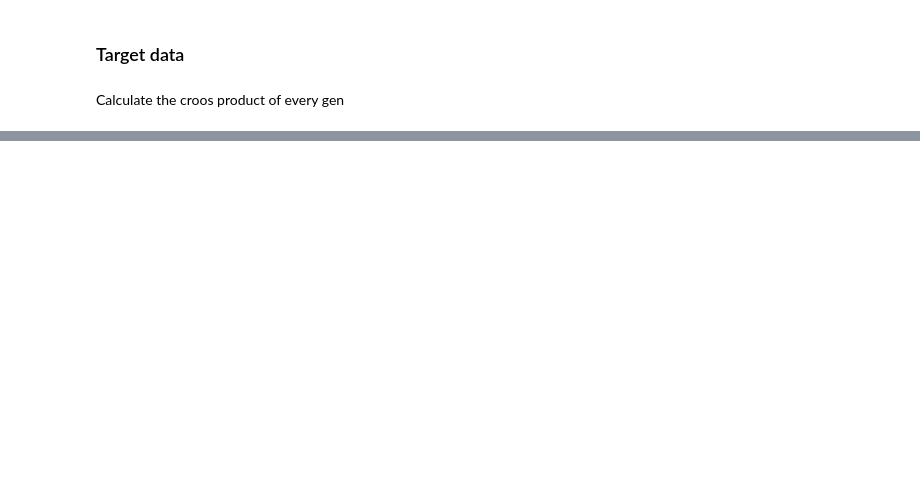
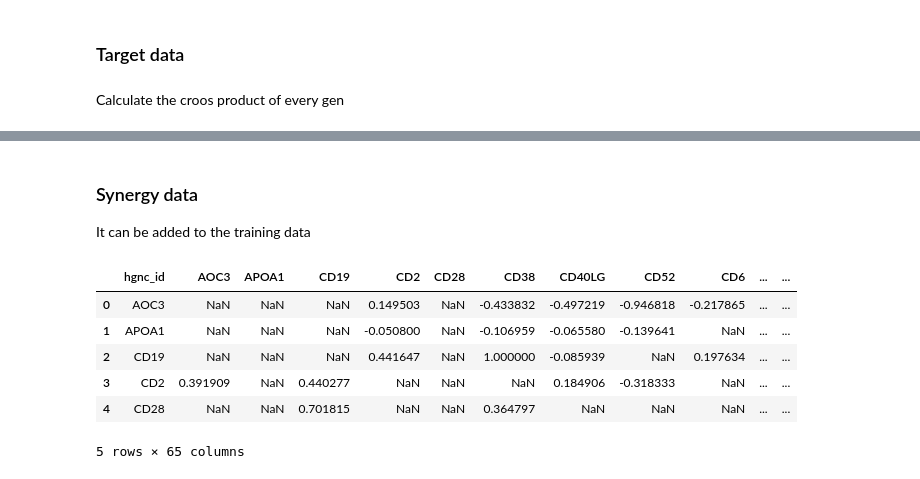
Before and after one commit to Emilioespinosaa/MultiTIE_GIG, a Jupyter notebook: notebooks/models/Training_models.ipynb, the cells around one changed output, grey strips where cells are left out. Saved outputs shown, nothing was run; the diff lists cells and outputs as text; code cells hidden in the pictures; blank space fills up the shorter version.

```diff
--- a/notebooks/models/Training_models.ipynb
+++ b/notebooks/models/Training_models.ipynb
@@ -97,0 +164,23 @@ result.to_csv(f'../../dataset/gene_pairs_development_score.csv', index=False)
+# %% [markdown]
+### Synergy data
+
+It can be added to the training data
+# %%
+synergy_path = ""
+# %%
+if folder in ["HS", "T1D", "CD", "UC", "SLE", "PSO"]:
+    synergy_path = "../../../cloud-data/its-cmo-darwin-magellan-workspaces-folders/WS_PMCB/BisCiT_Repository/scoring/M6_Validation/DTL/na.dtl.pbmc.pbmc.dtl_first.cytokine.custom.th1-17.hgnc.either.2d.txt.gz"
+else:
+    synergy_path = "../../../cloud-data/its-cmo-darwin-magellan-workspaces-folders/WS_PMCB/BisCiT_Repository/scoring/M6_Validation/DTL/na.dtl.pbmc.pbmc.dtl_first.cytokine.custom.th2.hgnc.either.2d.txt.gz"
+# %%
+synergy_df = pd.read_csv(synergy_path, sep='\t')
+# %%
+synergy_df.head()
+# %% [output]
+|  | hgnc_id | AOC3 | APOA1 | CD19 | CD2 | CD28 | CD38 | CD40LG | CD52 | CD6 | ... | ... |
+| 0 | AOC3 | NaN | NaN | NaN | 0.149503 | NaN | -0.433832 | -0.497219 | -0.946818 | -0.217865 | ... | ... |
+| 1 | APOA1 | NaN | NaN | NaN | -0.050800 | NaN | -0.106959 | -0.065580 | -0.139641 | NaN | ... | ... |
+| 2 | CD19 | NaN | NaN | NaN | 0.441647 | NaN | 1.000000 | -0.085939 | NaN | 0.197634 | ... | ... |
+| 3 | CD2 | 0.391909 | NaN | 0.440277 | NaN | NaN | NaN | 0.184906 | -0.318333 | NaN | ... | ... |
+| 4 | CD28 | NaN | NaN | 0.701815 | NaN | NaN | 0.364797 | NaN | NaN | NaN | ... | ... |
+5 rows × 65 columns
```
Also changed, not shown: parts of 15 cells of this notebook.
